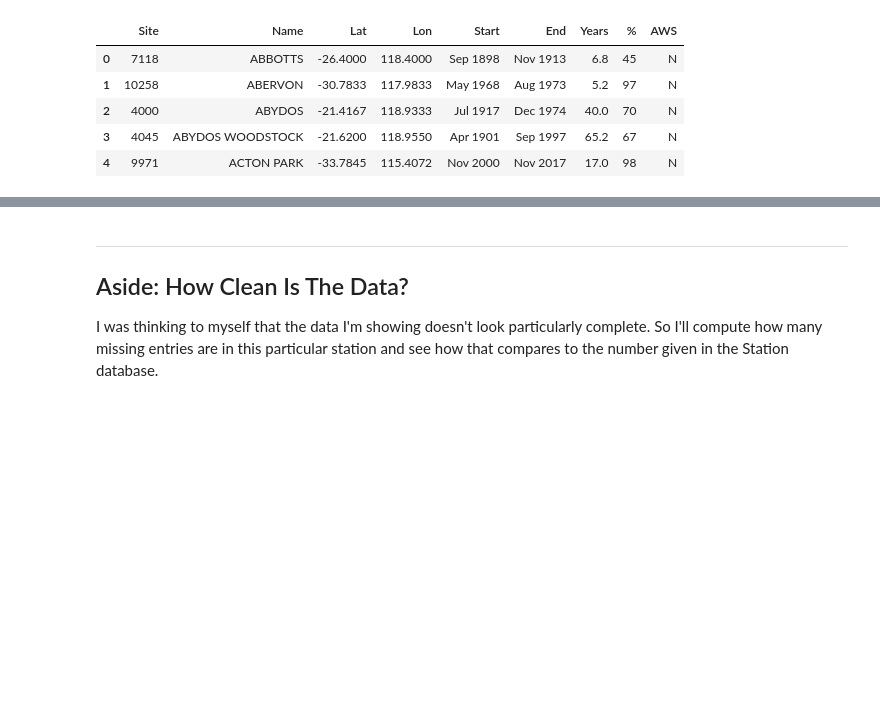
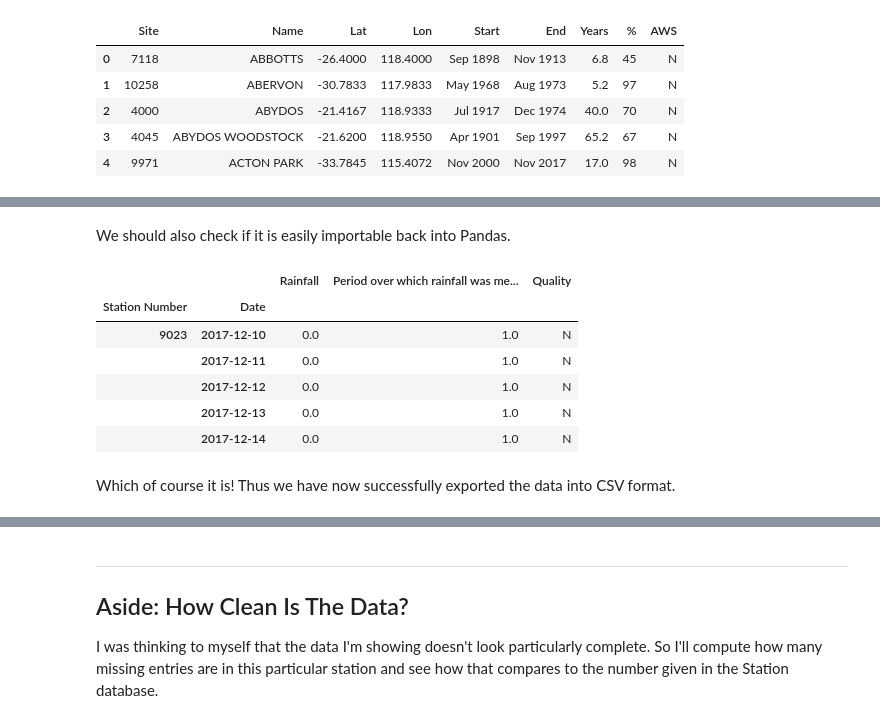
Before and after one commit to kmiller96/PythonWeatherDataScraper, a Jupyter notebook: ProofOfConcept.ipynb, the cells around one changed output, grey strips where cells are left out. Cells and saved outputs as stored; diff of their text form; code cells hidden in the pictures; blank space fills up the shorter version.

```diff
--- a/ProofOfConcept.ipynb
+++ b/ProofOfConcept.ipynb
@@ -347,0 +426,15 @@ It all works! Now the data is in an easy to access format and is only 5 columns
+# %% [markdown]
+We should also check if it is easily importable back into Pandas.
+# %%
+importdf2 = pandas.read_csv("ExploratoryData/example_export.csv", index_col=[0, 1])
+importdf2.tail(5)
+# %% [output]
+|  |  | Rainfall | Period over which rainfall was me... | Quality |
+| Station Number | Date |  |  |  |
+| 9023 | 2017-12-10 | 0.0 | 1.0 | N |
+|  | 2017-12-11 | 0.0 | 1.0 | N |
+|  | 2017-12-12 | 0.0 | 1.0 | N |
+|  | 2017-12-13 | 0.0 | 1.0 | N |
+|  | 2017-12-14 | 0.0 | 1.0 | N |
+# %% [markdown]
+Which of course it is! Thus we have now successfully exported the data into CSV format.
```
Also changed, not shown: parts of 80 cells of this notebook, 10 other files.
